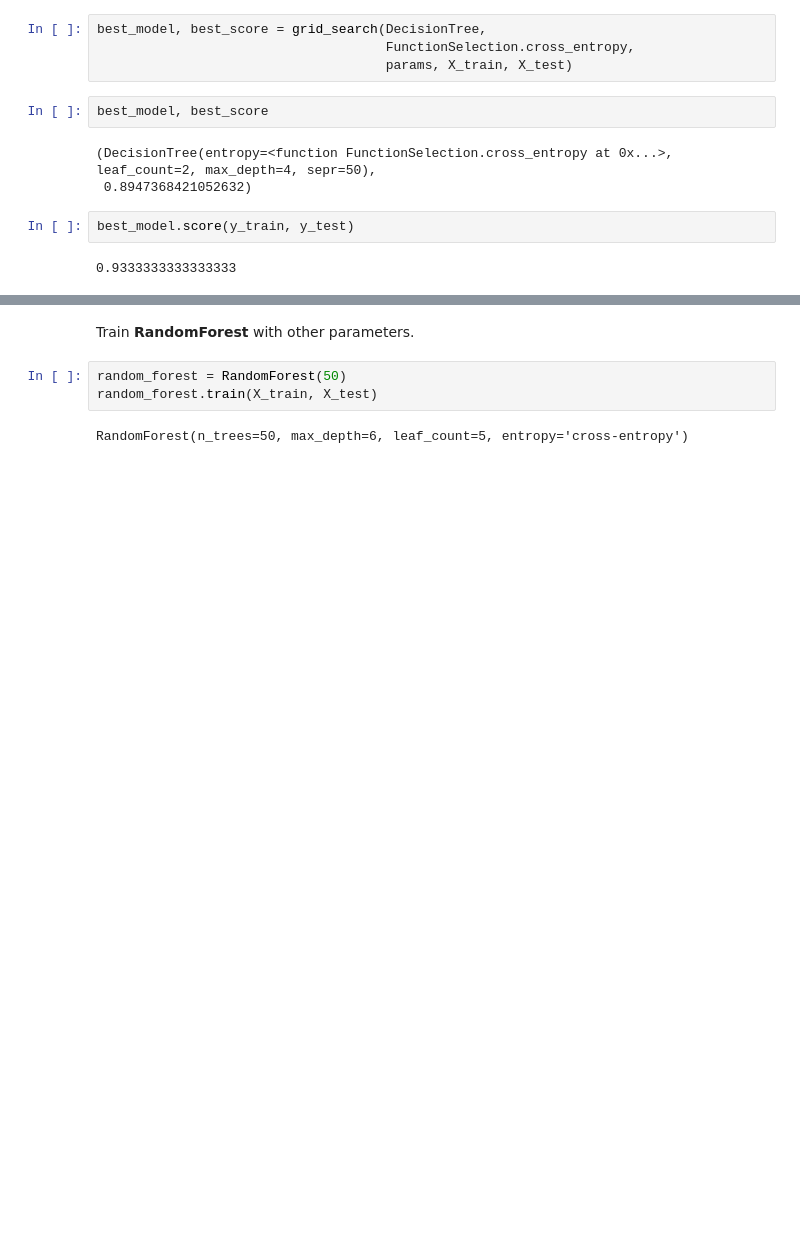
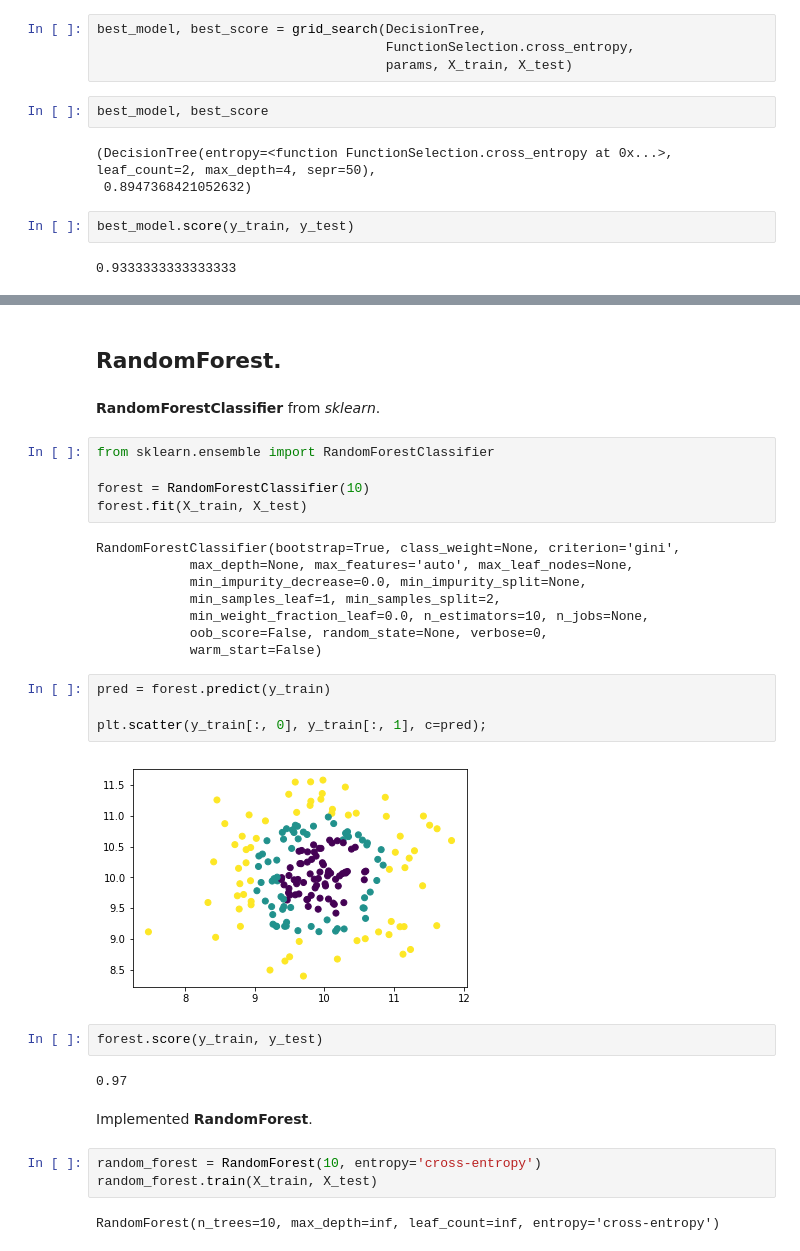
Before and after one commit to tigranfah/machine_learning, a Jupyter notebook: round2/homework/homework1/hw1_tigran_fahradyan.ipynb, the cells around one changed output, grey strips where cells are left out. Drawn from its saved outputs; the diff is of its cells as text; blank space fills up the shorter version.

```diff
--- a/round2/homework/homework1/hw1_tigran_fahradyan.ipynb
+++ b/round2/homework/homework1/hw1_tigran_fahradyan.ipynb
@@ -142,10 +129,37 @@ best_model.score(y_train, y_test)
-# %% [markdown]
-Train **RandomForest** with other parameters.
+# %% [markdown]
+## RandomForest.
+# %% [markdown]
+**RandomForestClassifier** from *sklearn*.
+# %%
+from sklearn.ensemble import RandomForestClassifier
+
+forest = RandomForestClassifier(10)
+forest.fit(X_train, X_test)
+# %% [output]
+RandomForestClassifier(bootstrap=True, class_weight=None, criterion='gini',
+            max_depth=None, max_features='auto', max_leaf_nodes=None,
+            min_impurity_decrease=0.0, min_impurity_split=None,
+            min_samples_leaf=1, min_samples_split=2,
+            min_weight_fraction_leaf=0.0, n_estimators=10, n_jobs=None,
+            oob_score=False, random_state=None, verbose=0,
+            warm_start=False)
+# %%
+pred = forest.predict(y_train)
+
+plt.scatter(y_train[:, 0], y_train[:, 1], c=pred);
+# %% [output]
+[figure, added]
+# %%
+forest.score(y_train, y_test)
+# %% [output]
+0.97
+# %% [markdown]
+Implemented **RandomForest**.
 # %%
-random_forest = RandomForest(50)
+random_forest = RandomForest(10, entropy='cross-entropy')
 random_forest.train(X_train, X_test)
 # %% [output]
-RandomForest(n_trees=50, max_depth=6, leaf_count=5, entropy='cross-entropy')
+RandomForest(n_trees=10, max_depth=inf, leaf_count=inf, entropy='cross-entropy')
 # %%
 pred = random_forest.predict(y_train)
 
```
Also changed, not shown: parts of 18 cells of this notebook, 1 other file.
